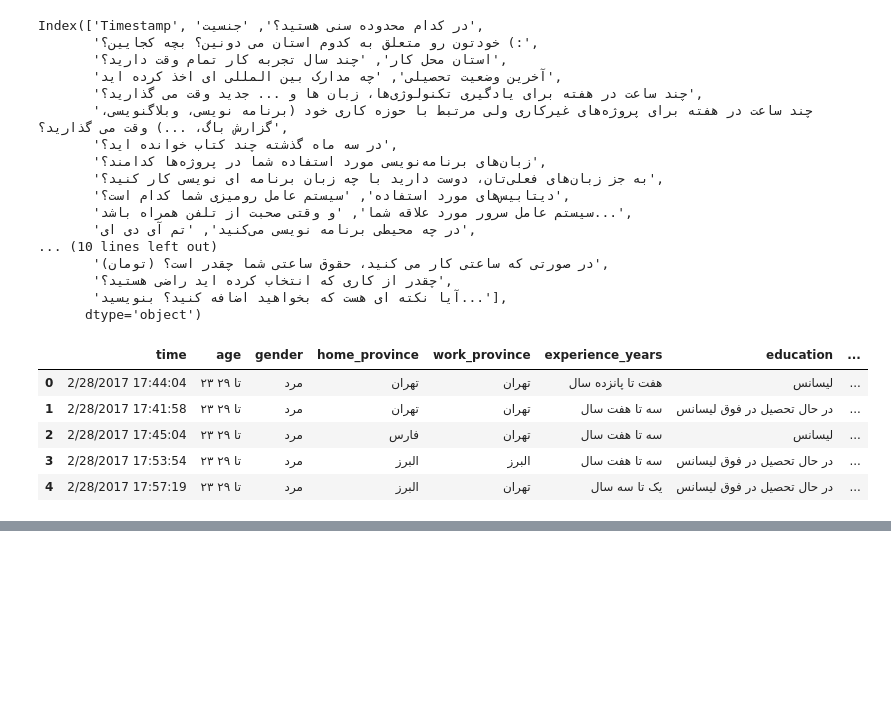
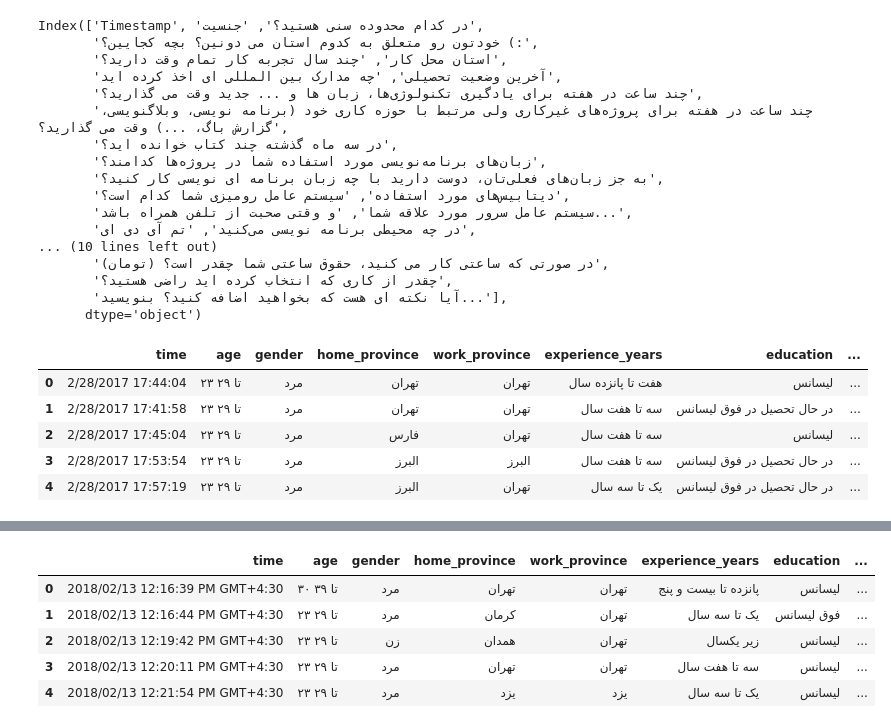
Before and after one commit to saeedesmaili/iran-developers-salary, a Jupyter notebook: Analysis-draft.ipynb, the cells around one changed output, grey strips where cells are left out. Saved outputs shown, nothing was run; the diff lists cells and outputs as text; code cells hidden in the pictures; blank space fills up the shorter version.

```diff
--- a/Analysis-draft.ipynb
+++ b/Analysis-draft.ipynb
@@ -89,0 +149,3 @@ df_95.head()
+# %%
+df_96 = pd.read_csv('data/1396.csv')
+df_96.head()
@@ -89,0 +179,11 @@ df_95.head()
+# %%
+df_96.columns = ('time', 'age', 'gender', 'home_province', 'work_province', 'experience_years', 'education', 'international_certificates', 'learning_per_week', 'where_do_you_learn', 'fun_projects_per_week', 'books_read_last_three_months', 'programming_languages', 'want_to_work_languages', 'database', 'desktop_os', 'server_os', 'mobile_os', 'ide', 'ide_theme', 'source_control', 'technology', 'most_used_service', 'tab_or_space', 'drinks', 'style_', 'change_in_body', 'about_you', 'music_style', 'relationship', 'how_many_devices', 'position', 'company_type', 'employees', 'avg_monthly_salary', 'company_benefits', 'work_type', 'work_way', 'wage_per_hour', 'satisfaction', 'is_programming_your_main_job')
+# %%
+df_96.head()
+# %% [output]
+|  | time | age | gender | home_province | work_province | experience_years | education | ... |
+| 0 | 2018/02/13 12:16:39 PM GMT+4:30 | ۳۰ تا ۳۹ | مرد | تهران | تهران | پانزده تا بیست و پنج | لیسانس | ... |
+| 1 | 2018/02/13 12:16:44 PM GMT+4:30 | ۲۳ تا ۲۹ | مرد | کرمان | تهران | یک تا سه سال | فوق لیسانس | ... |
+| 2 | 2018/02/13 12:19:42 PM GMT+4:30 | ۲۳ تا ۲۹ | زن | همدان | تهران | زیر یکسال | لیسانس | ... |
+| 3 | 2018/02/13 12:20:11 PM GMT+4:30 | ۲۳ تا ۲۹ | مرد | تهران | تهران | سه تا هفت سال | لیسانس | ... |
+| 4 | 2018/02/13 12:21:54 PM GMT+4:30 | ۲۳ تا ۲۹ | مرد | یزد | یزد | یک تا سه سال | لیسانس | ... |
```
Also changed, not shown: parts of 9 cells of this notebook.
